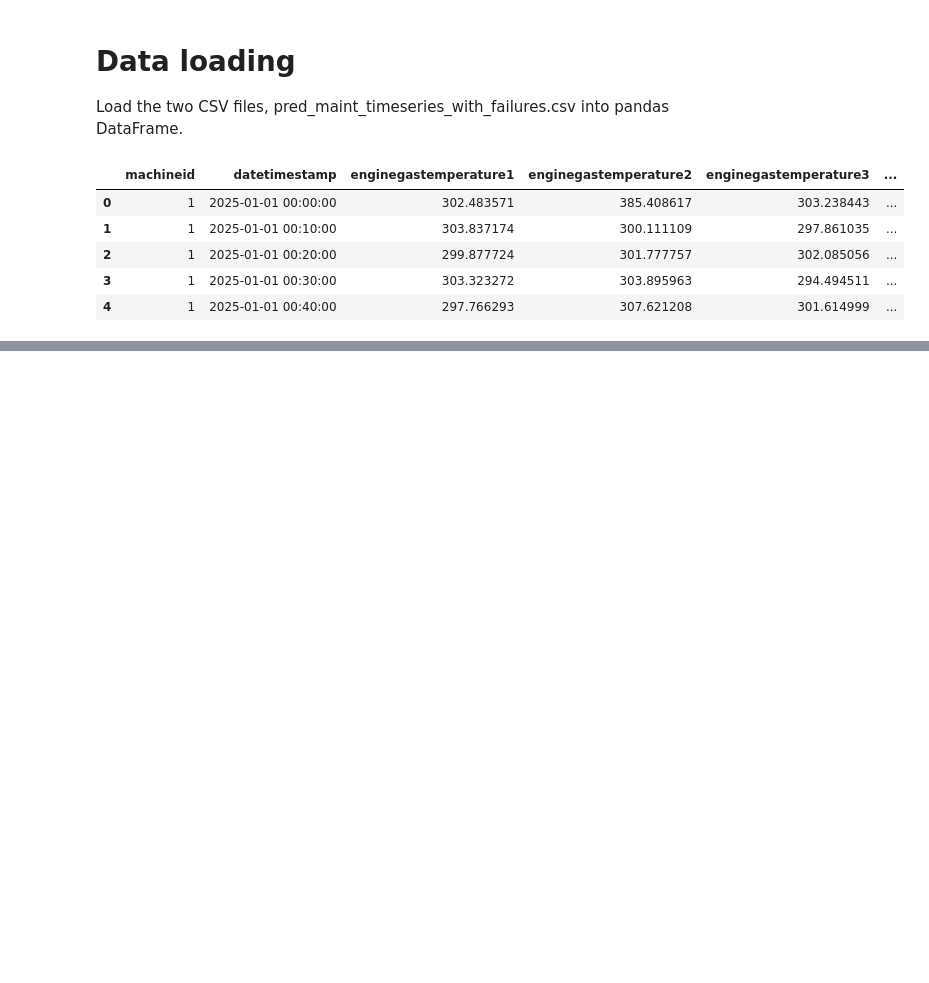
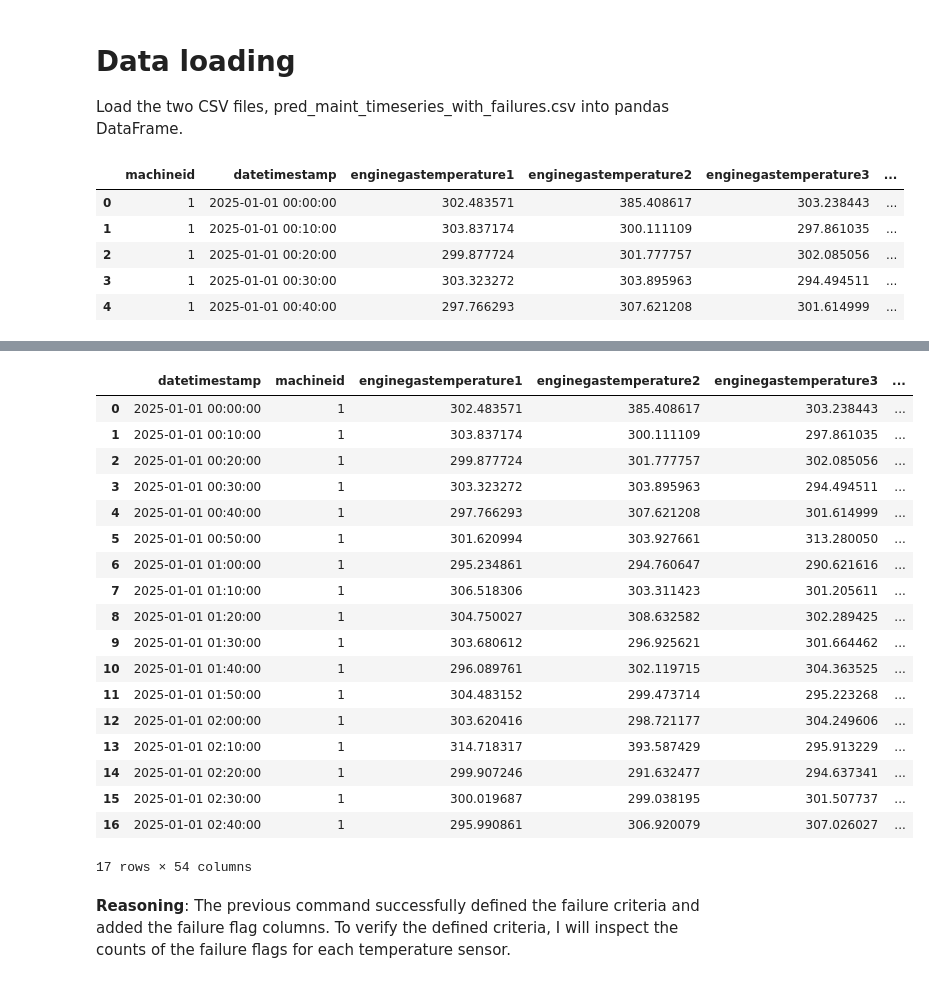
Before and after one commit to rosa-lpz/Data-Science-Portfolio, a Jupyter notebook: Predictive Maintenance/pred_maint_failures/notebooks/02-feature-engineering.ipynb, the cells around one changed output, grey strips where cells are left out. Drawn from its saved outputs; the diff is of its cells as text; code cells hidden in the pictures; blank space fills up the shorter version.

```diff
--- a/Predictive Maintenance/pred_maint_failures/notebooks/02-feature-engineering.ipynb
+++ b/Predictive Maintenance/pred_maint_failures/notebooks/02-feature-engineering.ipynb
@@ -34,3 +36,8 @@ display(df.head())
 | 2 | 1 | 2025-01-01 00:20:00 | 299.877724 | 301.777757 | 302.085056 | ... |
 | 3 | 1 | 2025-01-01 00:30:00 | 303.323272 | 303.895963 | 294.494511 | ... |
 | 4 | 1 | 2025-01-01 00:40:00 | 297.766293 | 307.621208 | 301.614999 | ... |
+# %%
+df['datetimestamp'] = pd.to_datetime(df['datetimestamp'])
+df.set_index('datetimestamp', inplace=True)
+
+sensor_columns = [f'enginegastemperature{i}' for i in range(1, 7)] + ['pressure']
@@ -36,0 +95,14 @@ display(df.head())
+# %%
+df = df.reset_index()
+df['datetimestamp'] = pd.to_datetime(df['datetimestamp'])
+df['time_of_day'] = df['datetimestamp'].dt.hour
+df['day_of_week'] = df['datetimestamp'].dt.dayofweek
+
+sensor_columns = [f'enginegastemperature{i}' for i in range(1, 7)] + ['pressure']
+window_size = 12
+
+for col in sensor_columns:
+    df[f'{col}_rolling_mean_{window_size}'] = df[col].rolling(window=window_size).mean()
+    df[f'{col}_rolling_std_{window_size}'] = df[col].rolling(window=window_size).std()
+
+display(df.head())
@@ -36,0 +120,7 @@ display(df.head())
+# %%
+sensor_columns = [f'enginegastemperature{i}' for i in range(1, 7)] + ['pressure']
+
+for col in sensor_columns:
+    df[f'{col}_diff'] = df[col].diff()
+
+display(df.head())
@@ -36,0 +142,41 @@ display(df.head())
+# %%
+# Define failure criteria
+# A temperature port failure is defined as a temperature reading that is more than 3 standard deviations
+# away from the rolling mean of the past 12 readings for that specific temperature sensor.
+
+# Iterate through each temperature sensor column and apply the failure criteria
+temperature_columns = [f'enginegastemperature{i}' for i in range(1, 7)]
+
+for col in temperature_columns:
+    # Calculate the difference between the current reading and the rolling mean
+    deviation = df[col] - df[f'{col}_rolling_mean_{window_size}']
+
+    # Identify potential failures based on the 3-sigma rule (3 standard deviations)
+    # A failure is flagged if the absolute deviation is greater than 3 times the rolling standard deviation
+    df[f'{col}_failure_flag'] = (abs(deviation) > (3 * df[f'{col}_rolling_std_{window_size}'])).astype(int)
+
+# Display the first few rows with the new failure flags
+display(df.head(window_size + 5))
+# %% [output]
+|  | datetimestamp | machineid | enginegastemperature1 | enginegastemperature2 | enginegastemperature3 | ... |
+| 0 | 2025-01-01 00:00:00 | 1 | 302.483571 | 385.408617 | 303.238443 | ... |
+| 1 | 2025-01-01 00:10:00 | 1 | 303.837174 | 300.111109 | 297.861035 | ... |
+| 2 | 2025-01-01 00:20:00 | 1 | 299.877724 | 301.777757 | 302.085056 | ... |
+| 3 | 2025-01-01 00:30:00 | 1 | 303.323272 | 303.895963 | 294.494511 | ... |
+| 4 | 2025-01-01 00:40:00 | 1 | 297.766293 | 307.621208 | 301.614999 | ... |
+| 5 | 2025-01-01 00:50:00 | 1 | 301.620994 | 303.927661 | 313.280050 | ... |
+| 6 | 2025-01-01 01:00:00 | 1 | 295.234861 | 294.760647 | 290.621616 | ... |
+| 7 | 2025-01-01 01:10:00 | 1 | 306.518306 | 303.311423 | 301.205611 | ... |
+| 8 | 2025-01-01 01:20:00 | 1 | 304.750027 | 308.632582 | 302.289425 | ... |
+| 9 | 2025-01-01 01:30:00 | 1 | 303.680612 | 296.925621 | 301.664462 | ... |
+| 10 | 2025-01-01 01:40:00 | 1 | 296.089761 | 302.119715 | 304.363525 | ... |
+| 11 | 2025-01-01 01:50:00 | 1 | 304.483152 | 299.473714 | 295.223268 | ... |
+| 12 | 2025-01-01 02:00:00 | 1 | 303.620416 | 298.721177 | 304.249606 | ... |
+| 13 | 2025-01-01 02:10:00 | 1 | 314.718317 | 393.587429 | 295.913229 | ... |
+| 14 | 2025-01-01 02:20:00 | 1 | 299.907246 | 291.632477 | 294.637341 | ... |
+| 15 | 2025-01-01 02:30:00 | 1 | 300.019687 | 299.038195 | 301.507737 | ... |
+| 16 | 2025-01-01 02:40:00 | 1 | 295.990861 | 306.920079 | 307.026027 | ... |
+17 rows × 54 columns
+# %% [markdown]
+**Reasoning**:
+The previous command successfully defined the failure criteria and added the failure flag columns. To verify the defined criteria, I will inspect the counts of the failure flags for each temperature sensor.
```
Also changed, not shown: parts of 10 cells of this notebook, 1 other file.
